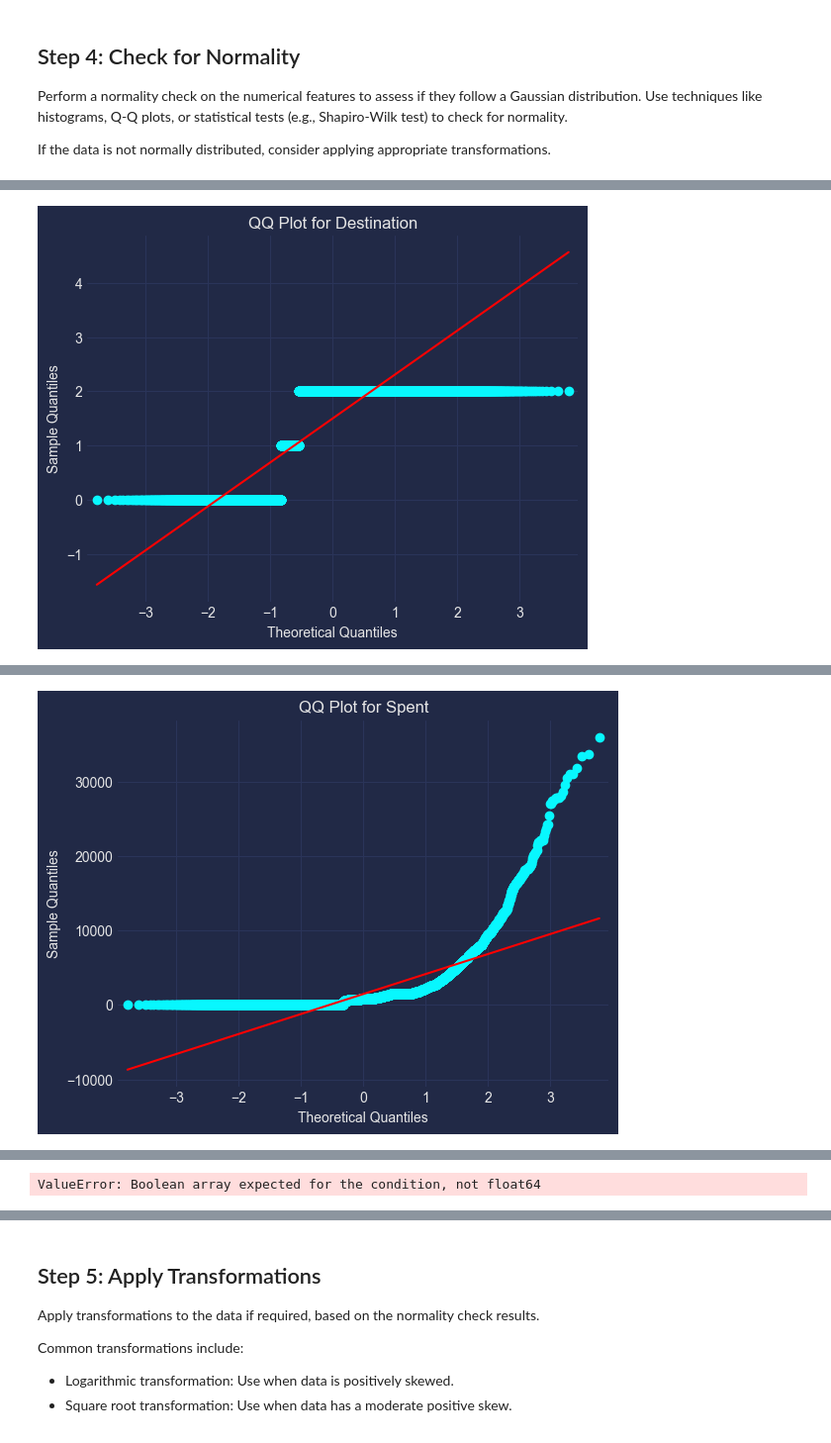
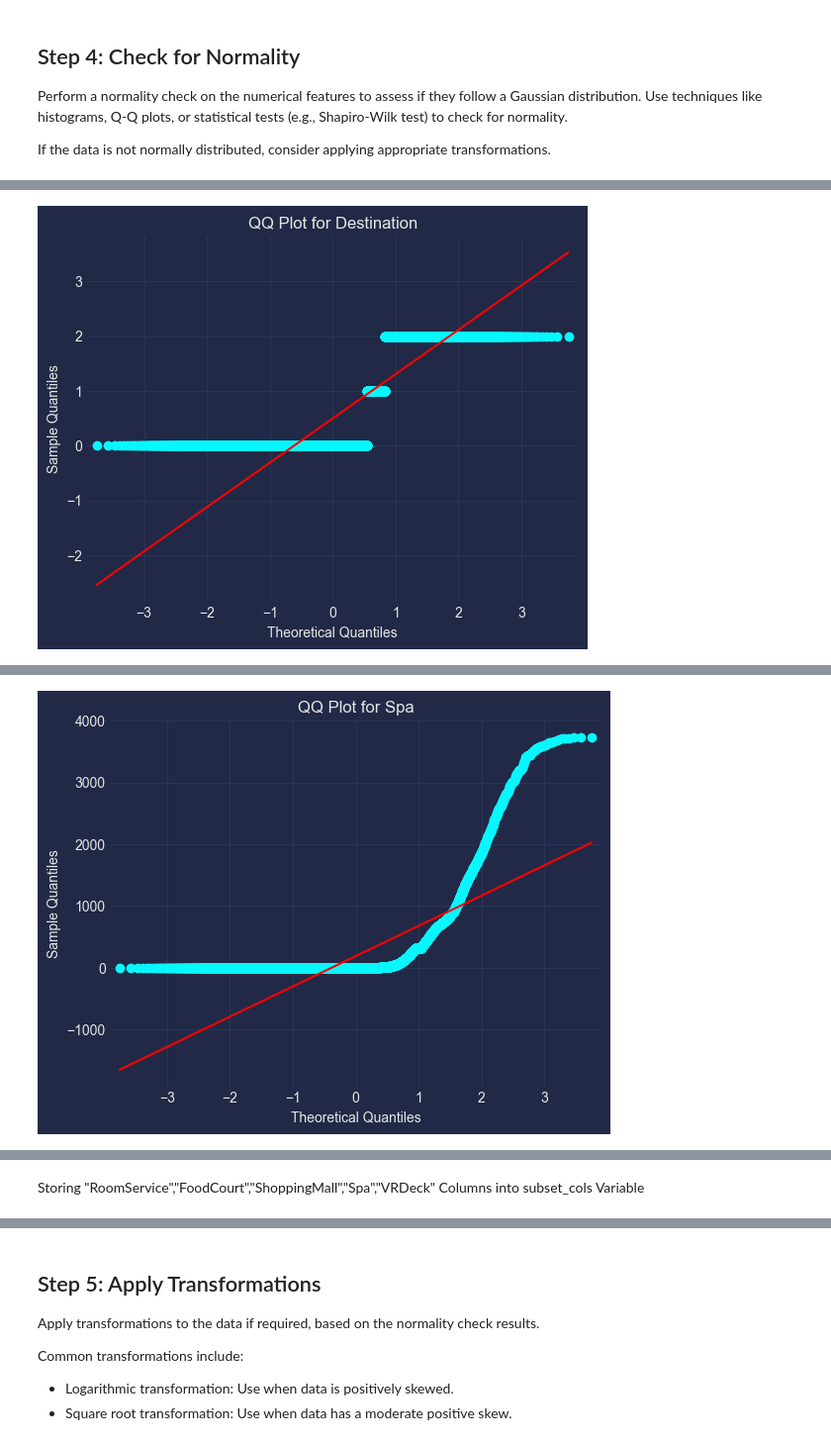
Before and after one commit to Python-Data-Science-Class-3/homework, a Jupyter notebook: WEEK-24 ML-1/05-Nuseybe/infotech-ml-1-homework.ipynb, the cells around one changed output, grey strips where cells are left out. Shown at 99% size. Saved outputs shown, nothing was run; the diff lists cells and outputs as text; code cells hidden in the pictures.

```diff
--- a/WEEK-24 ML-1/05-Nuseybe/infotech-ml-1-homework.ipynb
+++ b/WEEK-24 ML-1/05-Nuseybe/infotech-ml-1-homework.ipynb
@@ -335,0 +437,3 @@ dtype: object
+# %%
+numerical_data = df2.select_dtypes(include=['int32', 'float64']).columns.tolist()
+numerical_data
@@ -336,6 +457,6 @@ dtype: object
 # %%
 z_scores = pd.DataFrame()
-for column in numeric_columns:
+for column in numerical_data:
     z_score = (df2[column] - df2[column].mean()) / df2[column].std()
     z_scores[column] = z_score
 
@@ -343,7 +464,7 @@ for column in numeric_columns:
 z_score_threshold = 3
 
 # Replace the outliers with the mean value of each column
-for column in numeric_columns:
+for column in numerical_data:
     df2[column] = np.where(z_scores[column].abs() > z_score_threshold, df2[column].mean(), df2[column])
 
 z_scores
@@ -364,6 +487,6 @@ z_scores
 # %%
 # Create box plots for each numeric column
-for column in ['Age', 'CryoSleep', 'Deck', 'Side' ,'Spent']:
+for column in ['Age', 'RoomService','FoodCourt','ShoppingMall','Spa','VRDeck']:
     plt.figure()
     plt.boxplot(df[column])
     plt.title(f"Box Plot for {column} before outliers handling")
@@ -393,7 +536,7 @@ Use techniques like histograms, Q-Q plots, or statistical tests (e.g., Shapiro-W
 If the data is not normally distributed, consider applying appropriate transformations.
 # %%
 # Perform normality tests for each numeric column
-for column in numeric_columns:
+for column in numerical_data:
     data = df2[column].dropna()
 
     # Shapiro-Wilk test
@@ -439,7 +582,7 @@ Jarque-Bera test - Normal: False
 # %%
 import statsmodels.api as sm
 # Perform normality check using QQ plot
-for column in numeric_columns:
+for column in numerical_data:
     # Create QQ plot
     sm.qqplot(df[column], line='s')
     plt.title(f"QQ Plot for {column}")
@@ -447,6 +590,6 @@ for column in numeric_columns:
 # %% [output]
 [figure]
 [figure]
-[figure, old version]
+[figure, new version]
 [figure]
 [figure]
@@ -456 +599 @@ for column in numeric_columns:
-[figure, old version]
+[figure, new version]
@@ -507,4 +605,2 @@ def normality_b_a_transformed(col):
-# %%
-normality_b_a_transformed('Transported')
-# %% [output]
-ValueError: Boolean array expected for the condition, not float64
+# %% [markdown]
+Storing "RoomService","FoodCourt","ShoppingMall","Spa","VRDeck" Columns into subset_cols Variable
```
Also changed, not shown: parts of 166 cells of this notebook.
